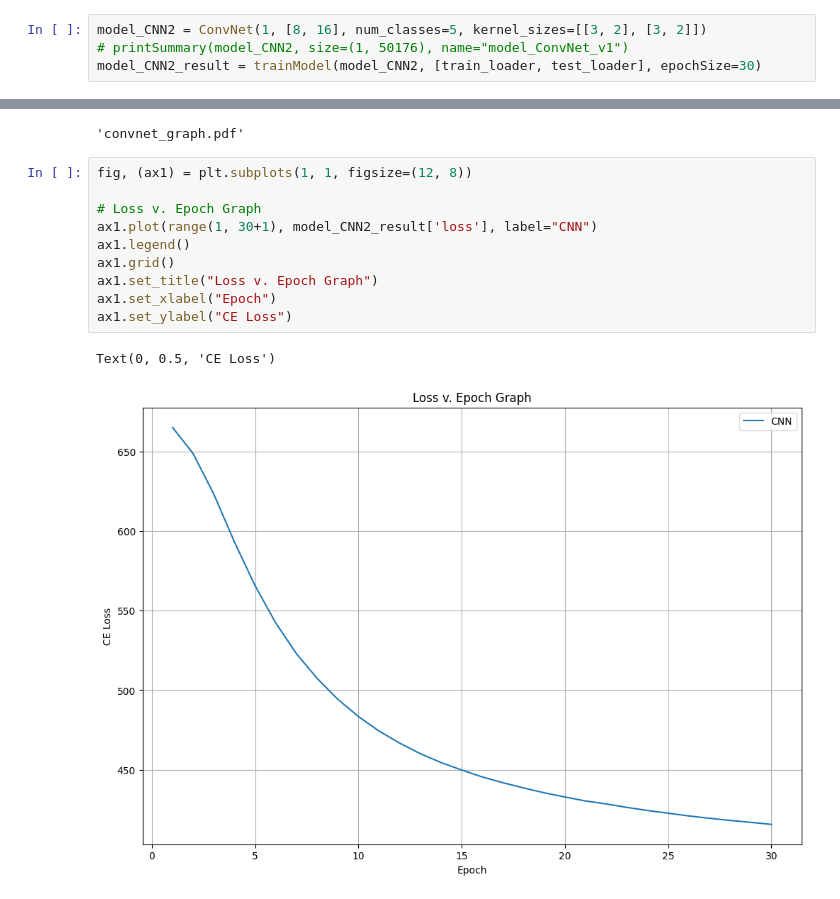
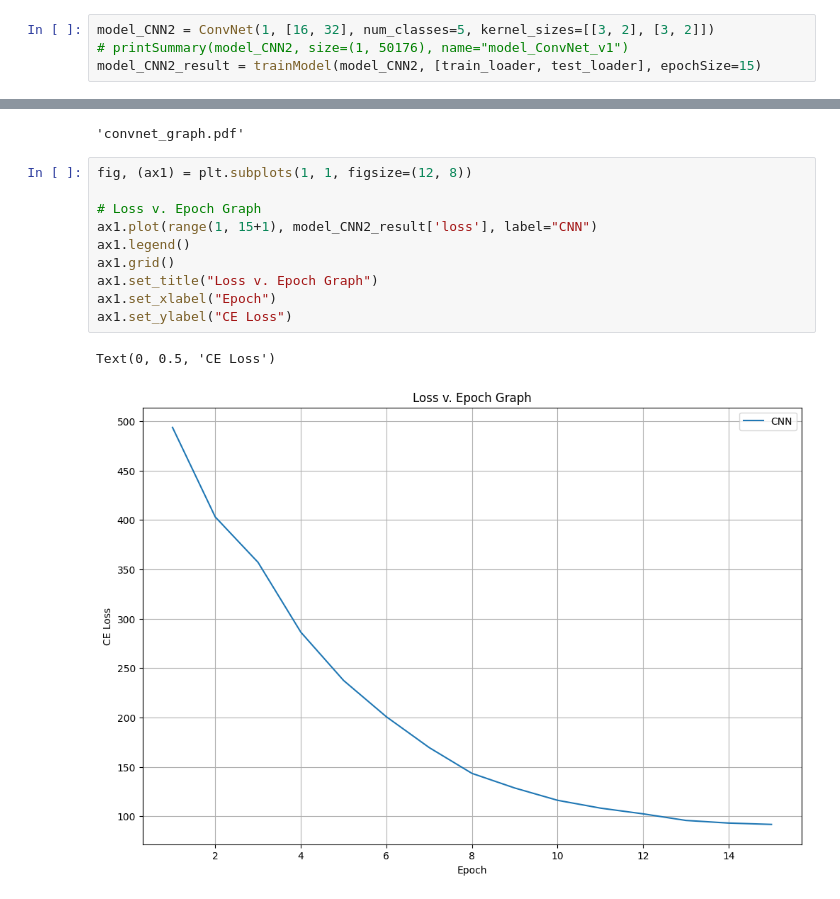
Before and after one commit to waizwafiq/GA-CNN, a Jupyter notebook: train.ipynb, the cells around one changed output, grey strips where cells are left out. Cells and saved outputs as stored; diff of their text form.

```diff
--- a/train.ipynb
+++ b/train.ipynb
@@ -241,7 +242,7 @@ def trainModel(model, data_loader, epochSize=20):
 
     return output
 # %%
-model_CNN2 = ConvNet(1, [8, 16], num_classes=5, kernel_sizes=[[3, 2], [3, 2]])
+model_CNN2 = ConvNet(1, [16, 32], num_classes=5, kernel_sizes=[[3, 2], [3, 2]])
 # printSummary(model_CNN2, size=(1, 50176), name="model_ConvNet_v1")
-model_CNN2_result = trainModel(model_CNN2, [train_loader, test_loader], epochSize=30)
+model_CNN2_result = trainModel(model_CNN2, [train_loader, test_loader], epochSize=15)
 # %% [output]
@@ -275,16 +274,16 @@ graph.render("convnet_graph")
 # %%
 fig, (ax1) = plt.subplots(1, 1, figsize=(12, 8))
 
 # Loss v. Epoch Graph
-ax1.plot(range(1, 30+1), model_CNN2_result['loss'], label="CNN")
+ax1.plot(range(1, 15+1), model_CNN2_result['loss'], label="CNN")
 ax1.legend()
 ax1.grid()
 ax1.set_title("Loss v. Epoch Graph")
 ax1.set_xlabel("Epoch")
 ax1.set_ylabel("CE Loss")
 # %% [output]
 Text(0, 0.5, 'CE Loss')
-[figure, old version]
+[figure, new version]
 # %%
 fig, (ax1, ax2) = plt.subplots(1, 2, figsize=(16, 5))
 
```
Also changed, not shown: parts of 8 cells of this notebook.
